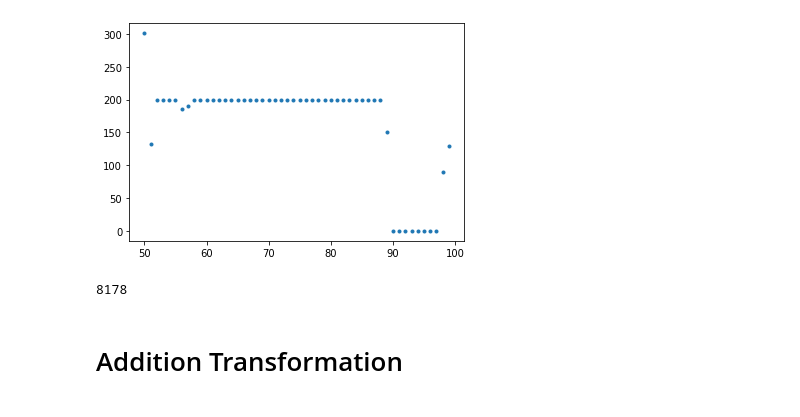
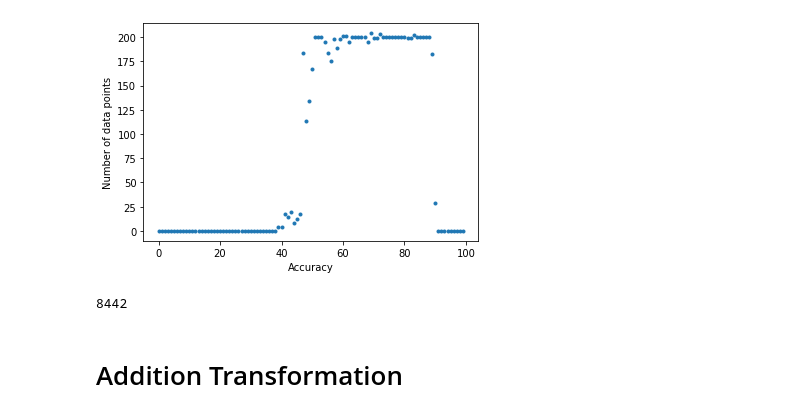
Before and after one commit to angelosaadeh/Set-training, a Jupyter notebook: Data_training_nobias.ipynb, the cells around one changed output. Cells and saved outputs as stored; diff of their text form; code cells hidden in the pictures.

```diff
--- a/Data_training_nobias.ipynb
+++ b/Data_training_nobias.ipynb
@@ -75,17 +81,19 @@ def errors(x,y,X_test, Y_test):
 # %%
 x = torch.load('new_xtrain.pt')
 y = torch.load('new_ytrain.pt')
 y = np.array(y)
-accs = np.zeros(50)
+accs = np.zeros(100)
 for i in range(len(y)):
-    k = int((y[i]-0.5)*100)
+    k = int(y[i]*100)
     accs[k] += 1
-plt.plot(range(50,100),accs, '.')
+plt.plot(range(100),accs, '.')
+plt.xlabel('Accuracy')
+plt.ylabel("Number of data points")
 plt.show()
 print(len(y))
 # %% [output]
-[figure, old version]
+[figure, new version]
-8178
+8442
 # %% [markdown]
 # Addition Transformation
 # %%
```
Also changed, not shown: parts of 20 cells of this notebook, 1 other file.
